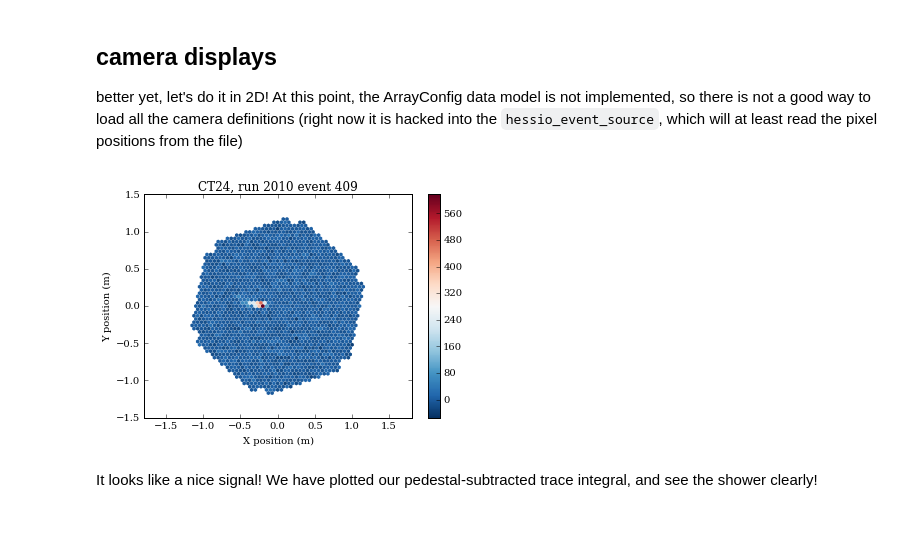
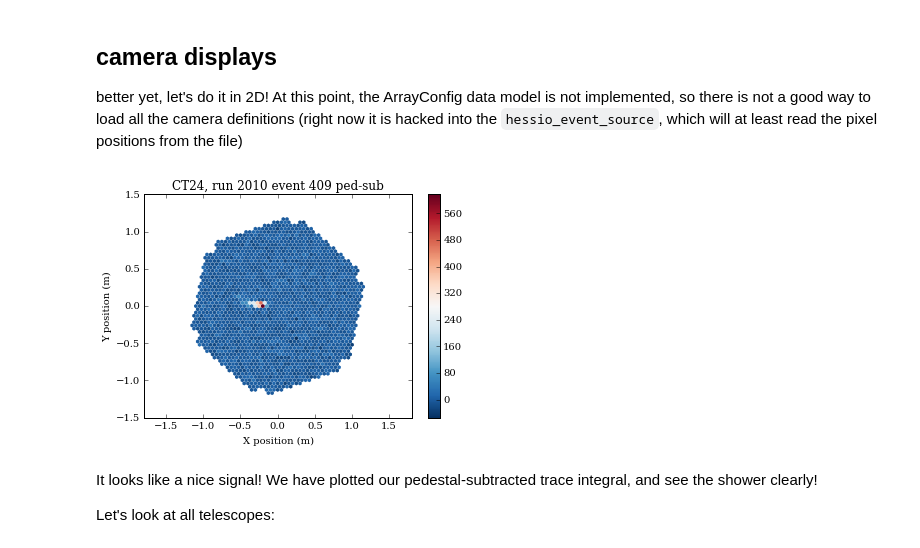
Before and after one commit to cta-observatory/ctapipe, a Jupyter notebook: examples/notebooks/raw_data_exploration.ipynb, the cells around one changed output. Drawn from its saved outputs; the diff is of its cells as text; code cells hidden in the pictures.

```diff
--- a/examples/notebooks/raw_data_exploration.ipynb
+++ b/examples/notebooks/raw_data_exploration.ipynb
@@ -154,12 +154,14 @@ better yet, let's do it in 2D! At this point, the ArrayConfig data model is not
 pix_x, pix_y= event.pixel_pos[24]
 camgeom = io.guess_camera_geometry(pix_x*u.m, pix_y*u.m) # just guess the geometry from the pix pos
 # %%
-title="CT24, run {} event {}".format(event.run_id,event.event_id)
+title="CT24, run {} event {} ped-sub".format(event.run_id,event.event_id)
 disp = visualization.CameraDisplay(camgeom,title=title)
 disp.set_image( sums - peds )
 disp.set_cmap(plt.cm.RdBu_r)
 disp.add_colorbar()
 # %% [output]
-[figure, old version]
+[figure, new version]
 # %% [markdown]
 It looks like a nice signal! We have plotted our pedestal-subtracted trace integral, and see the shower clearly!
+
+Let's look at all telescopes:
```
Also changed, not shown: parts of 5 cells of this notebook.
